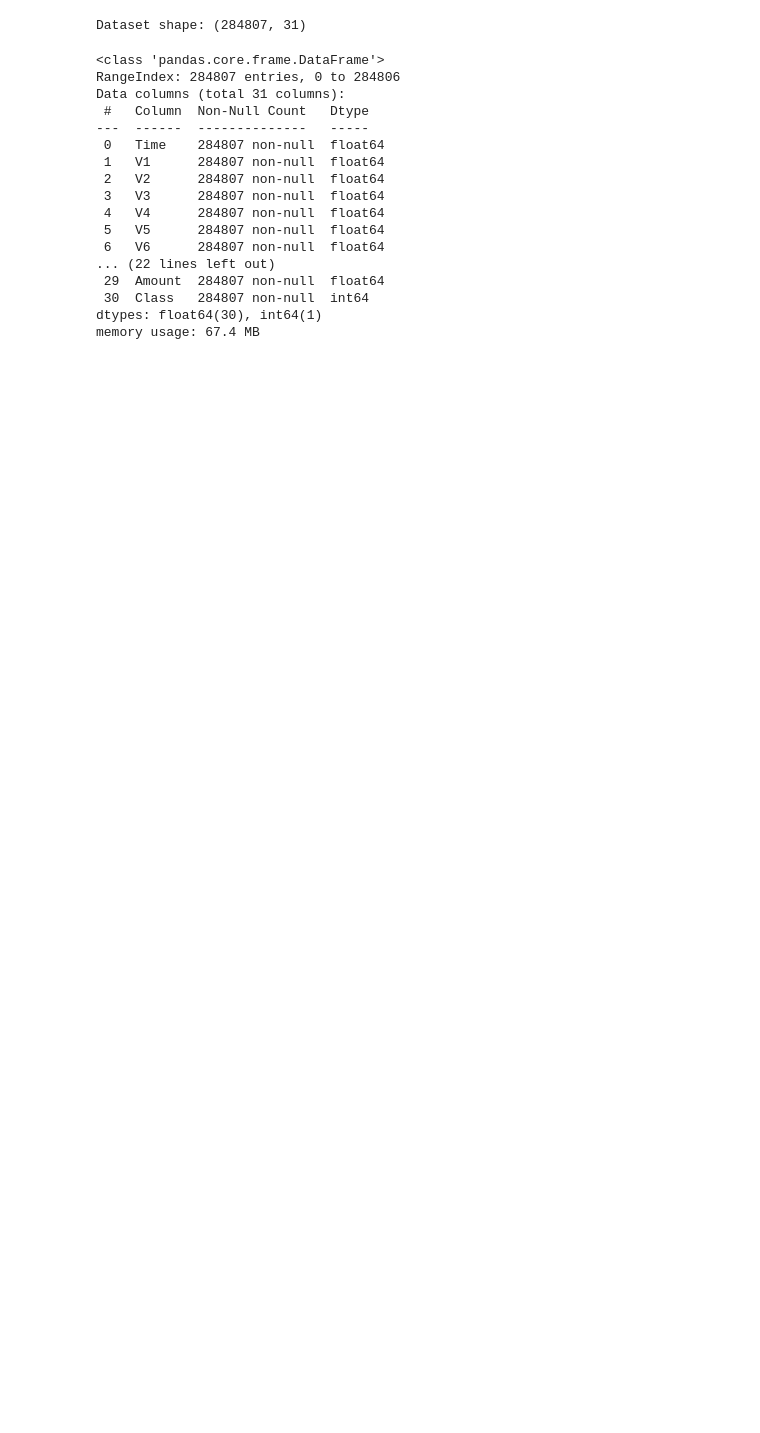
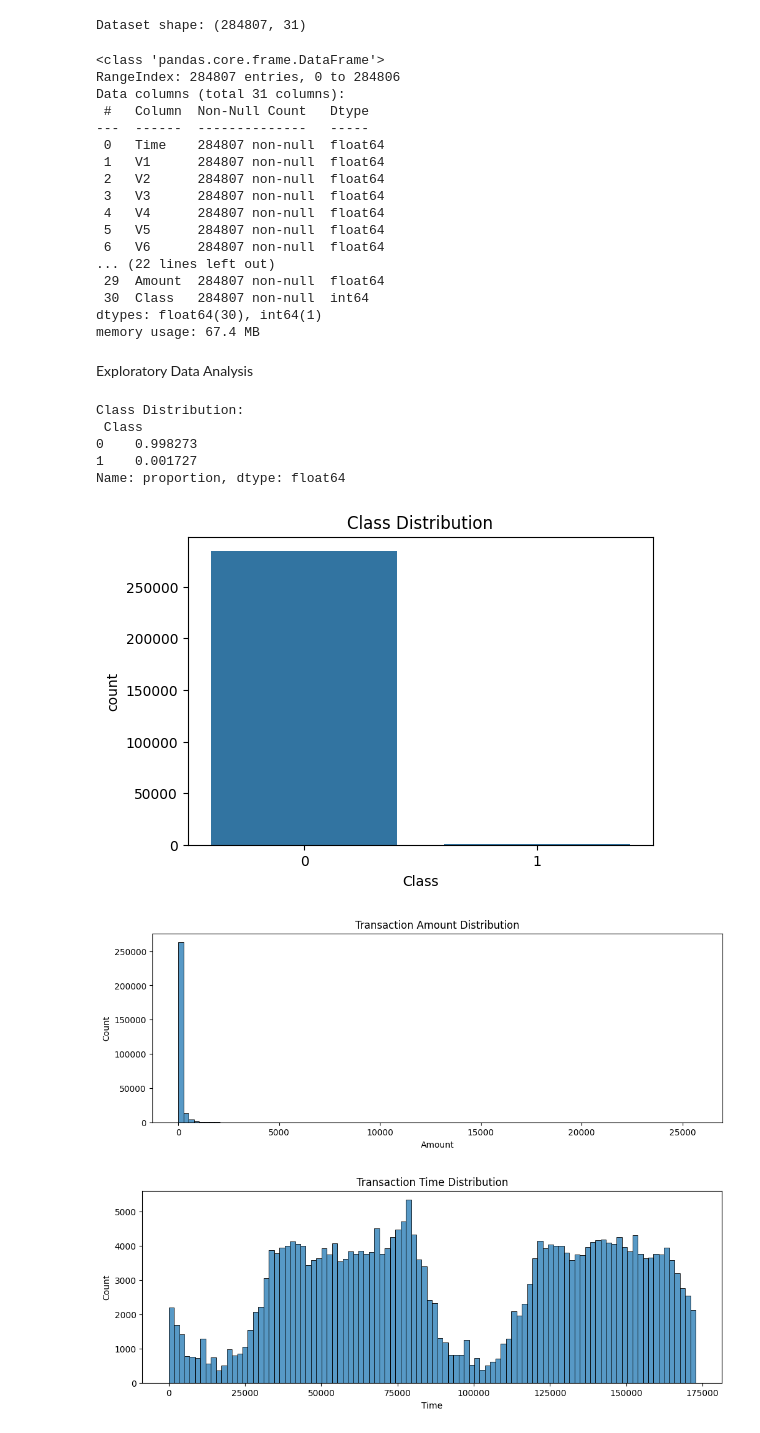
Before and after one commit to Richmondiroegbu/Credit-Card-Fraud-Detection-Project, a Jupyter notebook: Credit_Card_Fraud_Detection_Project.ipynb, the cells around one changed output. Saved outputs shown, nothing was run; the diff lists cells and outputs as text; code cells hidden in the pictures; blank space fills up the shorter version.

Commit message:
Exploratory Data Analysis

```diff
--- a/Credit_Card_Fraud_Detection_Project.ipynb
+++ b/Credit_Card_Fraud_Detection_Project.ipynb
@@ -60,3 +80,33 @@ Data columns (total 31 columns):
  30  Class   284807 non-null  int64
 dtypes: float64(30), int64(1)
 memory usage: 67.4 MB
+# %% [markdown]
+Exploratory Data Analysis
+# %%
+# ========================
+# 3. EXPLORATORY DATA ANALYSIS (EDA)
+# ========================
+print("Class Distribution:\n", df['Class'].value_counts(normalize=True))
+plt.figure(figsize=(6,4))
+sns.countplot(data=df, x='Class')
+plt.title('Class Distribution')
+plt.show()
+
+plt.figure(figsize=(12,4))
+sns.histplot(df['Amount'], bins=100)
+plt.title('Transaction Amount Distribution')
+plt.show()
+
+plt.figure(figsize=(12,4))
+sns.histplot(df['Time'], bins=100)
+plt.title('Transaction Time Distribution')
+plt.show()
+# %% [output]
+Class Distribution:
+ Class
+0    0.998273
+1    0.001727
+Name: proportion, dtype: float64
+[figure, added]
+[figure, added]
+[figure, added]
```
Also changed, not shown: parts of 4 cells of this notebook.
